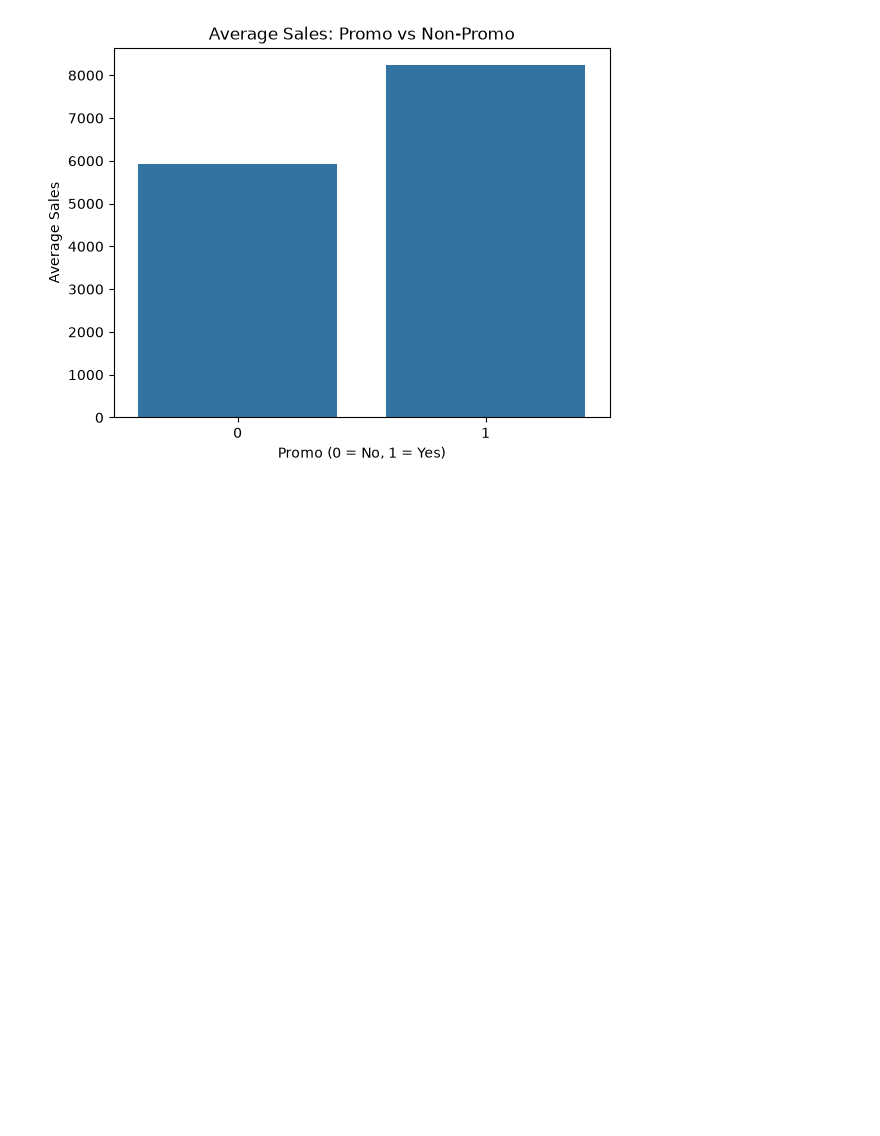
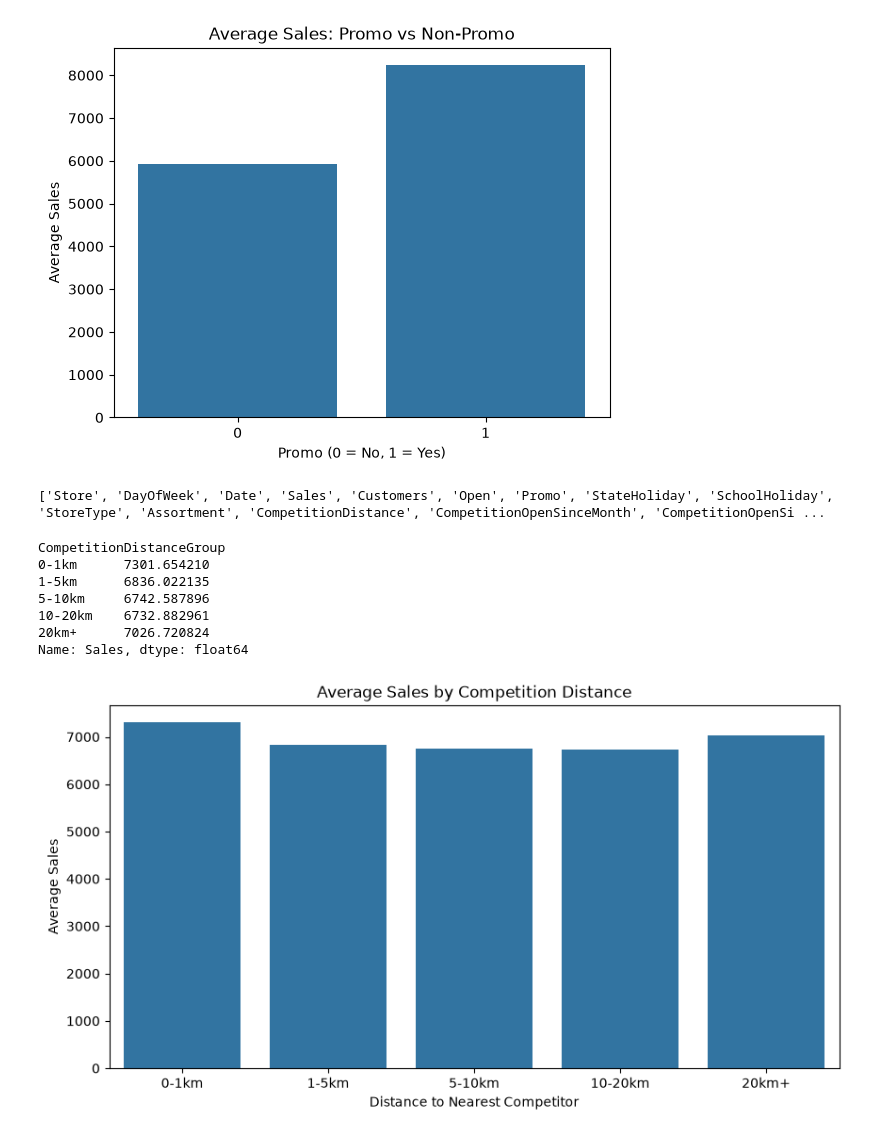
Before and after one commit to MaryamHashemi2002/Retail-Sales-Forecasting-ML, a Jupyter notebook: notebooks/01_data_exploration.ipynb, the cells around one changed output. Drawn from its saved outputs; the diff is of its cells as text; code cells hidden in the pictures; blank space fills up the shorter version.

```diff
--- a/notebooks/01_data_exploration.ipynb
+++ b/notebooks/01_data_exploration.ipynb
@@ -832,3 +866,50 @@ plt.ylabel('Average Sales')
 plt.show()
 # %% [output]
 [figure]
+# %%
+print(train_merged.columns.tolist())
+# %% [output]
+['Store', 'DayOfWeek', 'Date', 'Sales', 'Customers', 'Open', 'Promo', 'StateHoliday', 'SchoolHoliday', 'StoreType', 'Assortment', 'CompetitionDistance', 'CompetitionOpenSinceMonth', 'CompetitionOpenSi ...
+# %%
+
+# Average sales by competition distance
+open_stores = train_merged[train_merged['Open'] == 1].copy()
+
+# Create distance groups
+open_stores['CompetitionDistanceGroup'] = pd.cut(
+    open_stores['CompetitionDistance'],
+    bins=[0, 1000, 5000, 10000, 20000, float('inf')],
+    labels=['0-1km', '1-5km', '5-10km', '10-20km', '20km+']
+)
+
+sales_by_competition = (
+    open_stores.groupby(
+        'CompetitionDistanceGroup',
+        observed=True
+    )['Sales']
+    .mean()
+)
+
+print(sales_by_competition)
+
+# Visualize
+plt.figure(figsize=(10, 5))
+
+sns.barplot(
+    x=sales_by_competition.index,
+    y=sales_by_competition.values
+)
+
+plt.title('Average Sales by Competition Distance')
+plt.xlabel('Distance to Nearest Competitor')
+plt.ylabel('Average Sales')
+plt.show()
+# %% [output]
+CompetitionDistanceGroup
+0-1km      7301.654210
+1-5km      6836.022135
+5-10km     6742.587896
+10-20km    6732.882961
+20km+      7026.720824
+Name: Sales, dtype: float64
+[figure, added]
```
Also changed, not shown: parts of 12 cells of this notebook.
